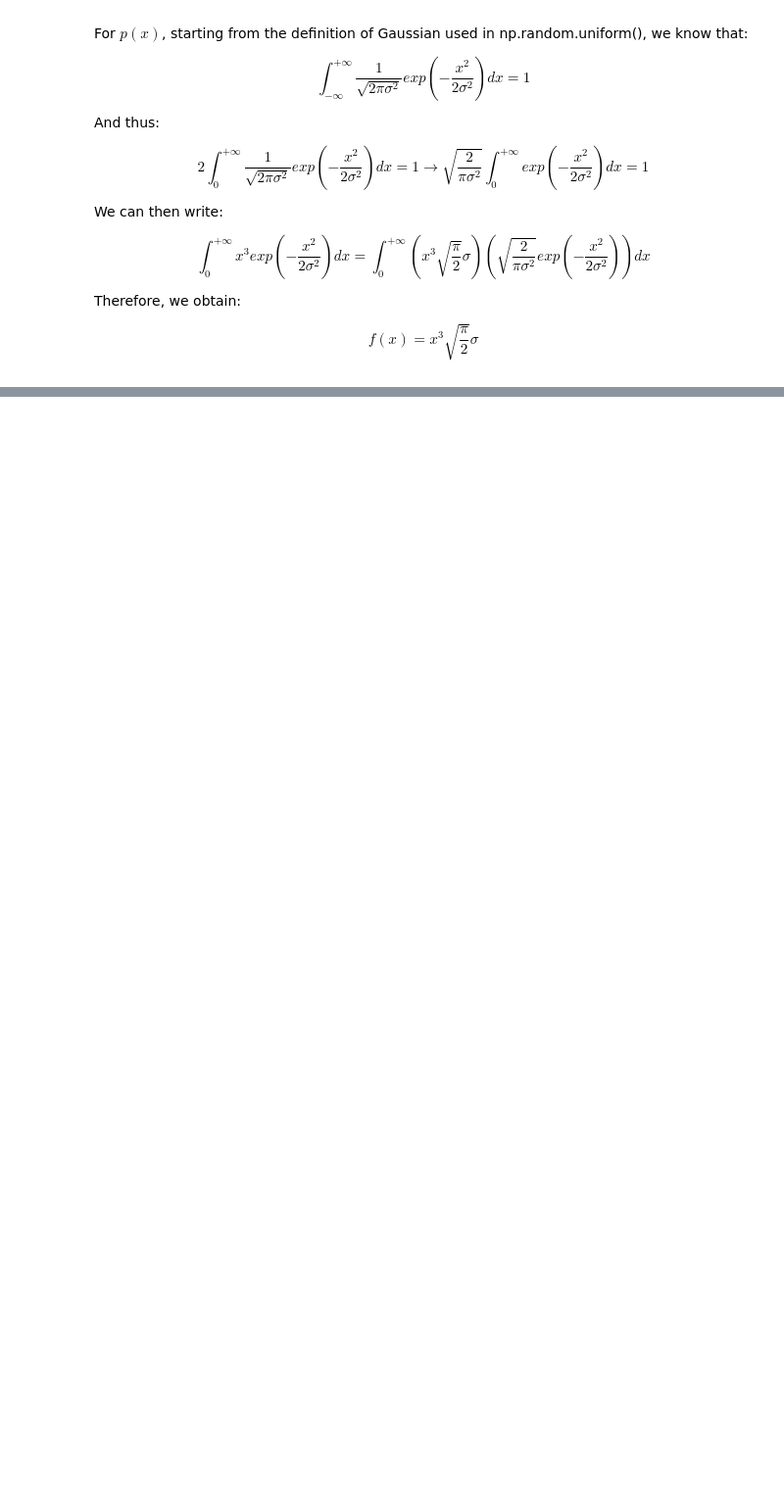
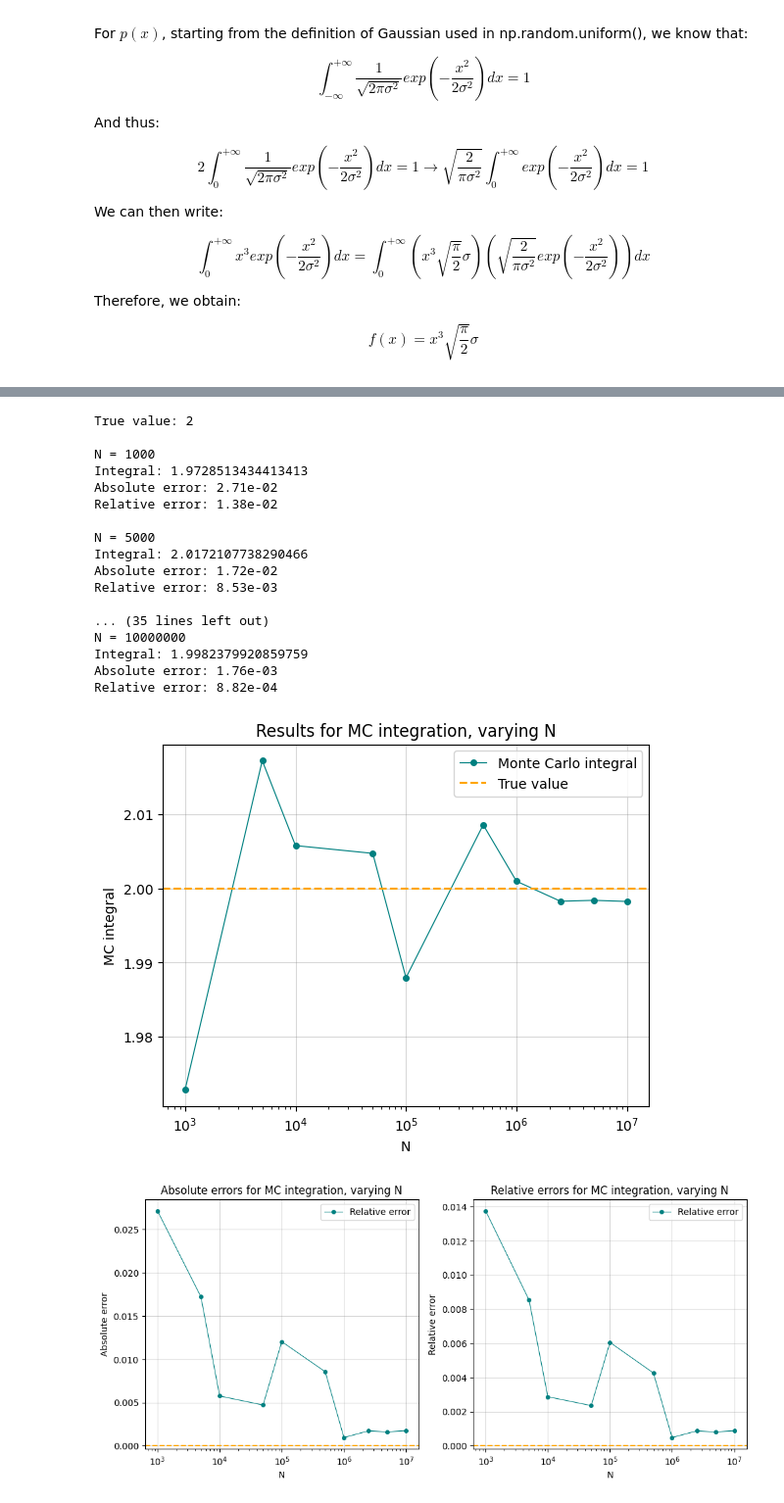
Before and after one commit to Alice-Palladino/astrostatistics_bicocca_2024, a Jupyter notebook: working/L03 - A gaussian integral.ipynb, the cells around one changed output, grey strips where cells are left out. Shown at 98% size. Saved outputs shown, nothing was run; the diff lists cells and outputs as text; code cells hidden in the pictures; blank space fills up the shorter version.

```diff
--- a/working/L03 - A gaussian integral.ipynb
+++ b/working/L03 - A gaussian integral.ipynb
@@ -55,0 +116,79 @@ True value: 0.125
+# %%
+# Fixed sigma, varying N
+# "Does the result converge with the number of samples?"
+
+n = np.array([1000, 5000, 10000, 50000, 100000, 500000, 1000000, 2500000, 5000000, 10000000])
+sigma = 1
+
+integral = np.empty(len(n))
+true_value = 2*sigma**4
+abs_err = np.empty(len(n))
+rel_err = np.empty(len(n))
+
+print('True value: ' + str(true_value) + '\n')
+
+for i, N in enumerate(n):
+
+    integral[i] = np.mean(Funcf(0, sigma, N))
+    abs_err[i] = abs(integral[i]-true_value)
+    rel_err[i] = abs(integral[i]-true_value)/integral[i]
+
+    print('N = ' + str(N))
+    print('Integral: ' + str(integral[i]))
+    print('Absolute error: ' + '{:.2e}'.format(abs_err[i]))
+    print('Relative error: ' + '{:.2e}'.format(rel_err[i]) + '\n')
+
+plt.plot(n, integral, lw = 0.8, c = 'teal', marker = 'o', ms = 4, label = 'Monte Carlo integral')
+plt.axhline(true_value, ls = 'dashed', c = 'orange', label = 'True value')
+plt.xlabel('N')
+plt.ylabel('MC integral')
+plt.title('Results for MC integration, varying N')
+plt.xscale('log')
+plt.grid(c='grey', alpha = 0.3)
+plt.legend()
+plt.show()
+
+# Plotting the absolute and relative errors:
+fig, axs = plt.subplots(1, 2, figsize=(12, 5))
+
+# For the absolute error:
+axs[0].plot(n, abs_err, lw = 0.8, c = 'teal', marker = 'o', ms = 4, label = 'Relative error')
+axs[0].axhline(0, ls = 'dashed', c = 'orange')
+axs[0].set_xscale('log')
+axs[0].set_xlabel('N')
+axs[0].set_ylabel('Absolute error')
+axs[0].set_title('Absolute errors for MC integration, varying N')
+axs[0].grid(c='grey', alpha = 0.3)
+axs[0].legend()
+
+# For the relative error:
+axs[1].plot(n, rel_err, lw = 0.8, c = 'teal', marker = 'o', ms = 4, label = 'Relative error')
+axs[1].axhline(0, ls = 'dashed', c = 'orange')
+axs[1].set_xscale('log')
+axs[1].set_xlabel('N')
+axs[1].set_ylabel('Relative error')
+axs[1].set_title('Relative errors for MC integration, varying N')
+axs[1].grid(c='grey', alpha = 0.3)
+axs[1].legend()
+
+fig.show()
+# %% [output]
+True value: 2
+
+N = 1000
+Integral: 1.9728513434413413
+Absolute error: 2.71e-02
+Relative error: 1.38e-02
+
+N = 5000
+Integral: 2.0172107738290466
+Absolute error: 1.72e-02
+Relative error: 8.53e-03
+
+... (35 lines left out)
+N = 10000000
+Integral: 1.9982379920859759
+Absolute error: 1.76e-03
+Relative error: 8.82e-04
+[figure, added]
+[figure, added]
```
Also changed, not shown: parts of 6 cells of this notebook.
